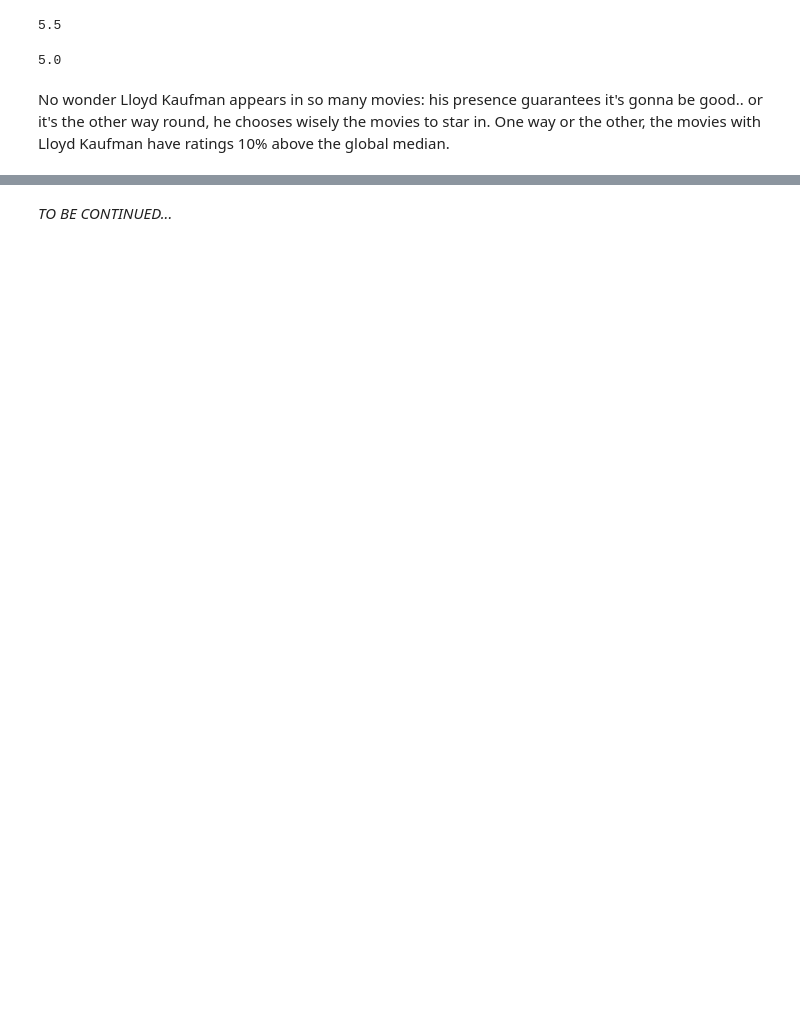
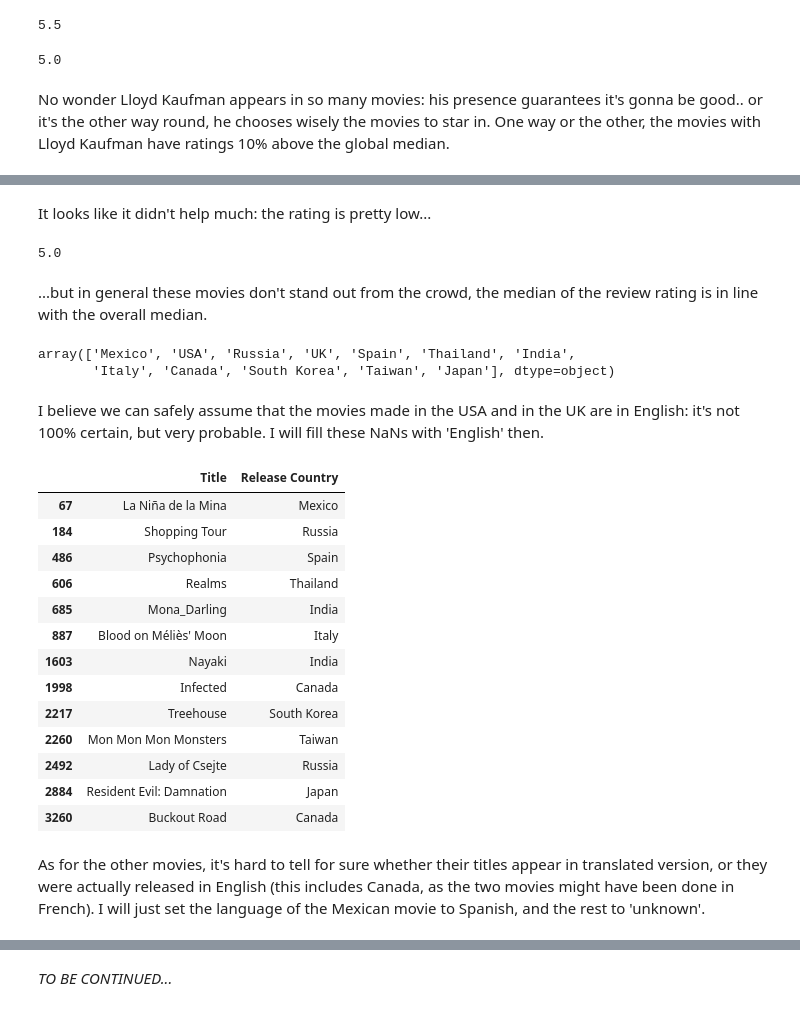
Before and after one commit to nebelgrau77/pandas-wrangling, a Jupyter notebook: horrors_IMDB.ipynb, the cells around one changed output, grey strips where cells are left out. Saved outputs shown, nothing was run; the diff lists cells and outputs as text; code cells hidden in the pictures; blank space fills up the shorter version.

```diff
--- a/horrors_IMDB.ipynb
+++ b/horrors_IMDB.ipynb
@@ -500,3 +517,6 @@ Looks like someone starred in 29 of our movies!
+# %%
+for name in top_stars:
+    horrors[name] = horrors[horrors['Cast'].notnull()].apply(lambda x: pd.Series(actorfinder(x['Cast'], name)), axis = 1)
 # %% [markdown]
 
 Lloyd Kaufman and Eric Roberts are the most frequently appearing in our list.
@@ -513,3 +523 @@ def actorfinder(item):
-# %%
-horrors['Lloyd Kaufman'] = horrors[horrors['Cast'].notnull()].apply(lambda x: pd.Series(actorfinder(x['Cast'])), axis = 1)
 # %%
@@ -525,0 +561,2 @@ No wonder Lloyd Kaufman appears in so many movies: his presence guarantees it's
+# %%
+horrors['TopStars'] = horrors.loc[:,'Brinke Stevens':].sum(axis = 1)
@@ -525,0 +576,10 @@ No wonder Lloyd Kaufman appears in so many movies: his presence guarantees it's
+# %% [markdown]
+
+It looks like it didn't help much: the rating is pretty low...
+# %%
+horrors[horrors['TopStars']>1]['Review Rating'].median()
+# %% [output]
+5.0
+# %% [markdown]
+
+...but in general these movies don't stand out from the crowd, the median of the review rating is in line with the overall median.
@@ -525,0 +589,9 @@ No wonder Lloyd Kaufman appears in so many movies: his presence guarantees it's
+# %%
+
+horrors.loc[horrors['Language'].isnull(), 'Release Country'].unique()
+# %% [output]
+array(['Mexico', 'USA', 'Russia', 'UK', 'Spain', 'Thailand', 'India',
+       'Italy', 'Canada', 'South Korea', 'Taiwan', 'Japan'], dtype=object)
+# %% [markdown]
+
+I believe we can safely assume that the movies made in the USA and in the UK are in English: it's not 100% certain, but very probable. I will fill these NaNs with 'English' then.
@@ -525,0 +600,20 @@ No wonder Lloyd Kaufman appears in so many movies: his presence guarantees it's
+# %%
+horrors.loc[horrors['Language'].isnull(), ['Title', 'Release Country']]
+# %% [output]
+|  | Title | Release Country |
+| 67 | La Niña de la Mina | Mexico |
+| 184 | Shopping Tour | Russia |
+| 486 | Psychophonia | Spain |
+| 606 | Realms | Thailand |
+| 685 | Mona_Darling | India |
+| 887 | Blood on Méliès' Moon | Italy |
+| 1603 | Nayaki | India |
+| 1998 | Infected | Canada |
+| 2217 | Treehouse | South Korea |
+| 2260 | Mon Mon Mon Monsters | Taiwan |
+| 2492 | Lady of Csejte | Russia |
+| 2884 | Resident Evil: Damnation | Japan |
+| 3260 | Buckout Road | Canada |
+# %% [markdown]
+
+As for the other movies, it's hard to tell for sure whether their titles appear in translated version, or they were actually released in English (this includes Canada, as the two movies might have been done in French). I will just set the language of the Mexican movie to Spanish, and the rest to 'unknown'.
```
Also changed, not shown: parts of 47 cells of this notebook.
